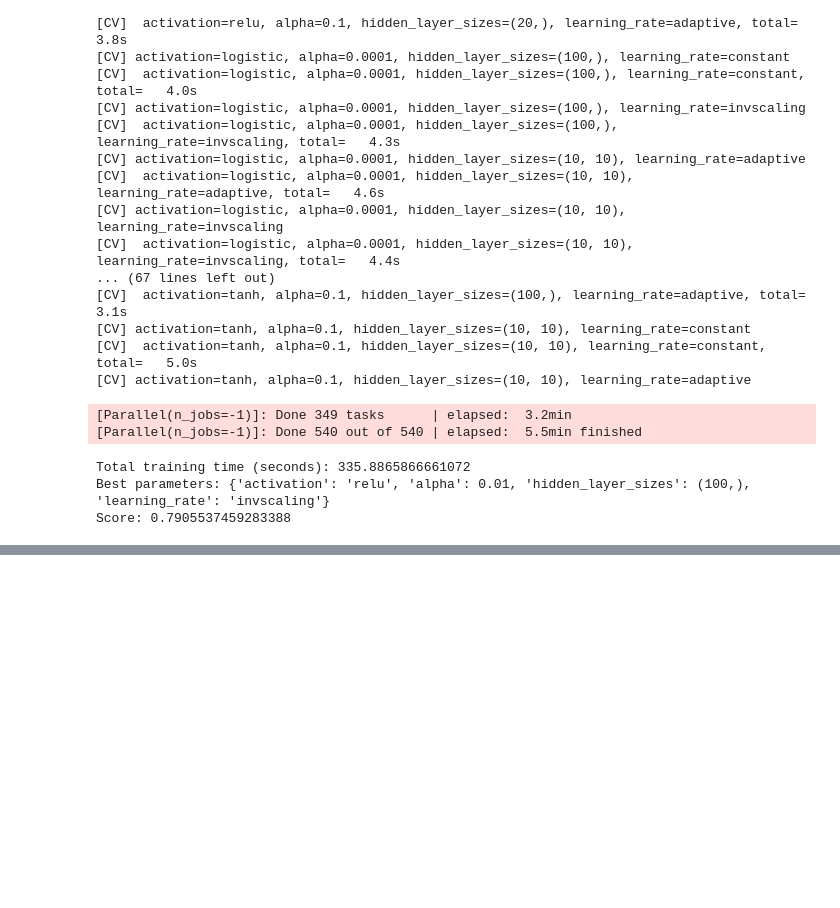
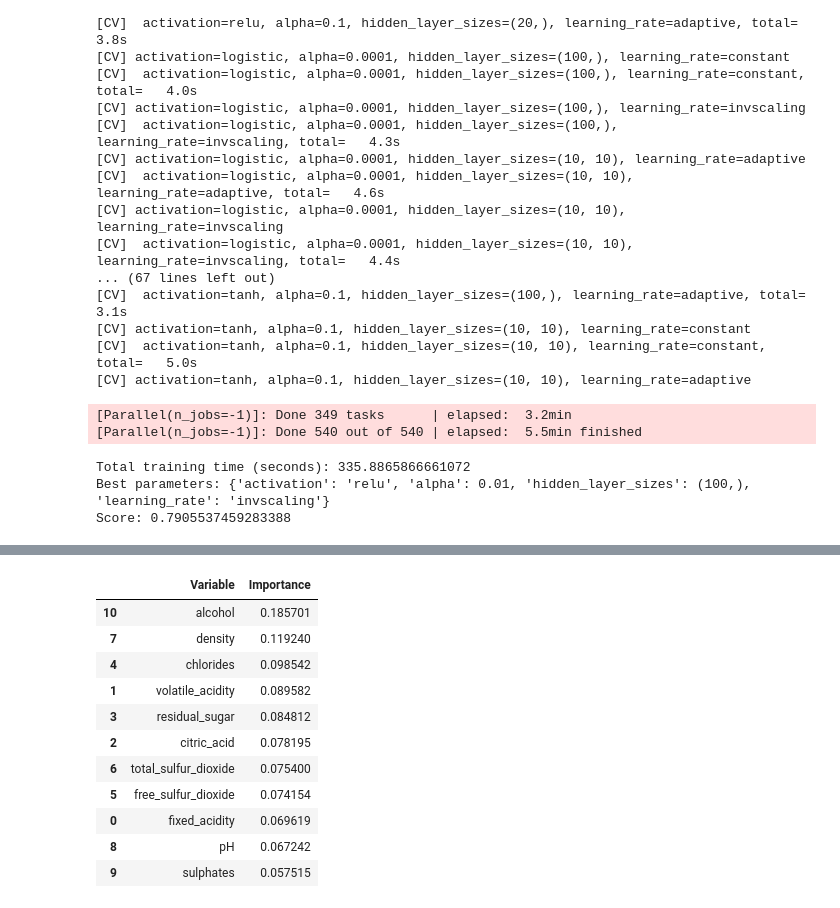
Before and after one commit to mgribov/msds-supervised-learning-final, a Jupyter notebook: Predicting Wine Quality of White Variant of Vinho Verde.ipynb, the cells around one changed output, grey strips where cells are left out. Saved outputs shown, nothing was run; the diff lists cells and outputs as text; code cells hidden in the pictures; blank space fills up the shorter version.

```diff
--- a/Predicting Wine Quality of White Variant of Vinho Verde.ipynb
+++ b/Predicting Wine Quality of White Variant of Vinho Verde.ipynb
@@ -717,0 +782,26 @@ Additionally, there were a lot of convergence errors, and training via GridSearc
+# %%
+from sklearn.ensemble import RandomForestClassifier
+
+# train and test set
+train_X, test_X, train_y, test_y = train_test_split(df.drop(["is_great"],axis=1), df["is_great"], train_size=0.8)
+
+# best parameters found via GridSearch:
+# {'ccp_alpha': 0, 'max_depth': 32, 'n_estimators': 100}
+clf = RandomForestClassifier(ccp_alpha=0, max_depth=32, n_estimators=100)
+res = clf.fit(train_X, train_y)
+
+pd.DataFrame({'Variable':train_X.columns,
+    'Importance':clf.feature_importances_}).sort_values('Importance', ascending=False)
+# %% [output]
+|  | Variable | Importance |
+| 10 | alcohol | 0.185701 |
+| 7 | density | 0.119240 |
+| 4 | chlorides | 0.098542 |
+| 1 | volatile_acidity | 0.089582 |
+| 3 | residual_sugar | 0.084812 |
+| 2 | citric_acid | 0.078195 |
+| 6 | total_sulfur_dioxide | 0.075400 |
+| 5 | free_sulfur_dioxide | 0.074154 |
+| 0 | fixed_acidity | 0.069619 |
+| 8 | pH | 0.067242 |
+| 9 | sulphates | 0.057515 |
```
Also changed, not shown: parts of 19 cells of this notebook.
